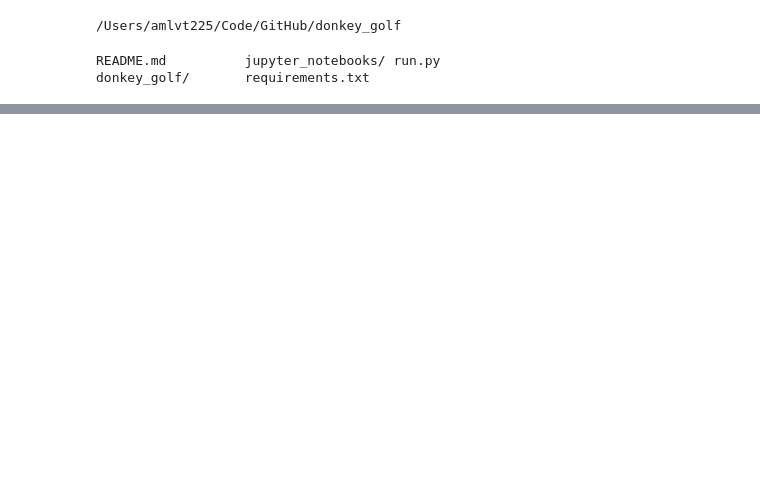
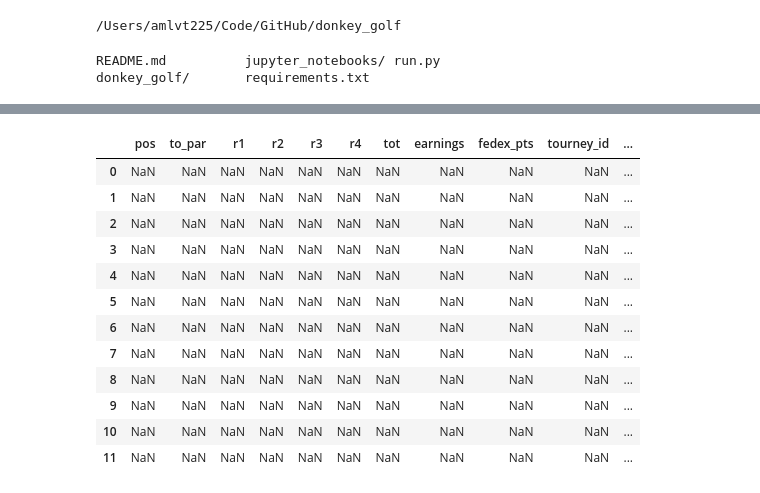
Before and after one commit to jbarton311/donkey_golf, a Jupyter notebook: jupyter_notebooks/class_testing.ipynb, the cells around one changed output, grey strips where cells are left out. Saved outputs shown, nothing was run; the diff lists cells and outputs as text; code cells hidden in the pictures; blank space fills up the shorter version.

Commit message:
Fixing pre tourney issues

```diff
--- a/jupyter_notebooks/class_testing.ipynb
+++ b/jupyter_notebooks/class_testing.ipynb
@@ -43,0 +49,2 @@ vamp = dg.data_things.LoadLeaderboard()
+# %%
+new = dg.data_things.PullLeaderboard(user_id=10)
@@ -43,0 +60,2 @@ vamp = dg.data_things.LoadLeaderboard()
+# %%
+new.run()
@@ -43,0 +89,16 @@ vamp = dg.data_things.LoadLeaderboard()
+# %%
+new.data
+# %% [output]
+|  | pos | to_par | r1 | r2 | r3 | r4 | tot | earnings | fedex_pts | tourney_id | ... |
+| 0 | NaN | NaN | NaN | NaN | NaN | NaN | NaN | NaN | NaN | NaN | ... |
+| 1 | NaN | NaN | NaN | NaN | NaN | NaN | NaN | NaN | NaN | NaN | ... |
+| 2 | NaN | NaN | NaN | NaN | NaN | NaN | NaN | NaN | NaN | NaN | ... |
+| 3 | NaN | NaN | NaN | NaN | NaN | NaN | NaN | NaN | NaN | NaN | ... |
+| 4 | NaN | NaN | NaN | NaN | NaN | NaN | NaN | NaN | NaN | NaN | ... |
+| 5 | NaN | NaN | NaN | NaN | NaN | NaN | NaN | NaN | NaN | NaN | ... |
+| 6 | NaN | NaN | NaN | NaN | NaN | NaN | NaN | NaN | NaN | NaN | ... |
+| 7 | NaN | NaN | NaN | NaN | NaN | NaN | NaN | NaN | NaN | NaN | ... |
+| 8 | NaN | NaN | NaN | NaN | NaN | NaN | NaN | NaN | NaN | NaN | ... |
+| 9 | NaN | NaN | NaN | NaN | NaN | NaN | NaN | NaN | NaN | NaN | ... |
+| 10 | NaN | NaN | NaN | NaN | NaN | NaN | NaN | NaN | NaN | NaN | ... |
+| 11 | NaN | NaN | NaN | NaN | NaN | NaN | NaN | NaN | NaN | NaN | ... |
```
Also changed, not shown: parts of 34 cells of this notebook, 9 other files.
